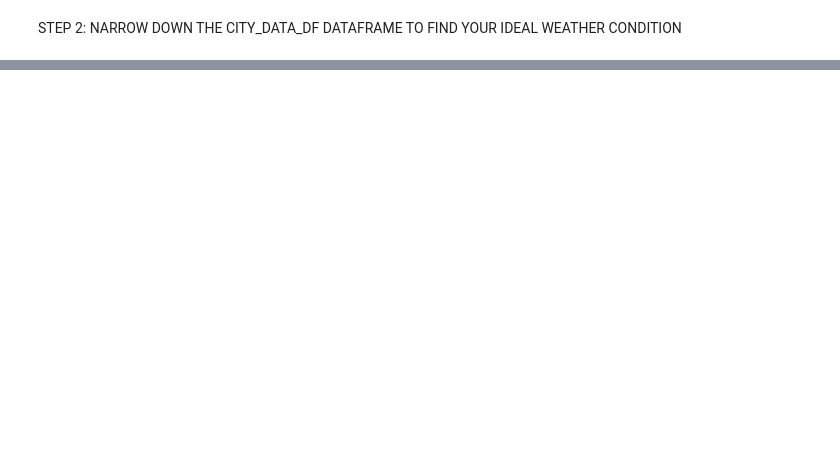
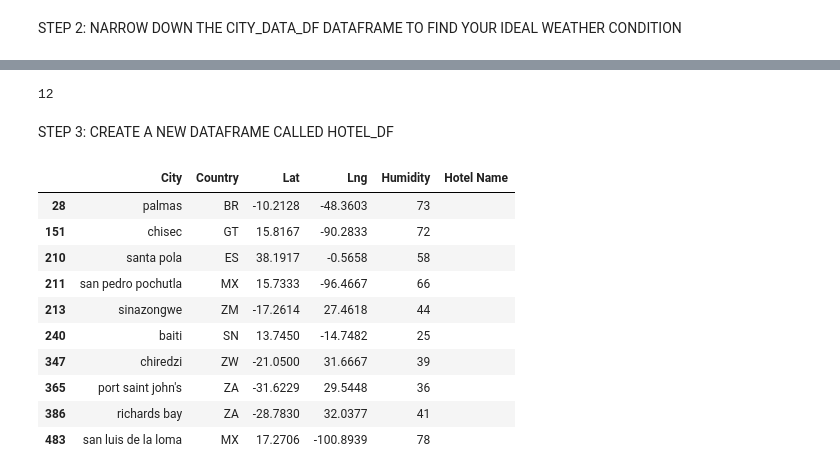
Before and after one commit to RamirezMaribel/python-api-challenge, a Jupyter notebook: Starter_Code/starter_code/VacationPy_hw.ipynb, the cells around one changed output, grey strips where cells are left out. Drawn from its saved outputs; the diff is of its cells as text; code cells hidden in the pictures; blank space fills up the shorter version.

```diff
--- a/Starter_Code/starter_code/VacationPy_hw.ipynb
+++ b/Starter_Code/starter_code/VacationPy_hw.ipynb
@@ -59,0 +79,28 @@ STEP 2: NARROW DOWN THE CITY_DATA_DF DATAFRAME TO FIND YOUR IDEAL WEATHER CONDIT
+# %%
+len(ideal)
+# %% [output]
+12
+# %% [markdown]
+STEP 3: CREATE A NEW DATAFRAME CALLED HOTEL_DF
+# %%
+# CELL 5 OF HOMEWORK
+# Use the Pandas copy function to create DataFrame called hotel_df to store the city, country, coordinates, and humidity
+hotel_df = ideal[["City", "Country", "Lat", "Lng", "Humidity"]].copy()
+
+# Add an empty column, "Hotel Name," to the DataFrame so you can store the hotel found using the Geoapify API
+hotel_df["Hotel Name"] = ""
+
+# Display sample data
+hotel_df.head(10)
+# %% [output]
+|  | City | Country | Lat | Lng | Humidity | Hotel Name |
+| 28 | palmas | BR | -10.2128 | -48.3603 | 73 |  |
+| 151 | chisec | GT | 15.8167 | -90.2833 | 72 |  |
+| 210 | santa pola | ES | 38.1917 | -0.5658 | 58 |  |
+| 211 | san pedro pochutla | MX | 15.7333 | -96.4667 | 66 |  |
+| 213 | sinazongwe | ZM | -17.2614 | 27.4618 | 44 |  |
+| 240 | baiti | SN | 13.7450 | -14.7482 | 25 |  |
+| 347 | chiredzi | ZW | -21.0500 | 31.6667 | 39 |  |
+| 365 | port saint john's | ZA | -31.6229 | 29.5448 | 36 |  |
+| 386 | richards bay | ZA | -28.7830 | 32.0377 | 41 |  |
+| 483 | san luis de la loma | MX | 17.2706 | -100.8939 | 78 |  |
```
Also changed, not shown: parts of 8 cells of this notebook, 1 other file.
